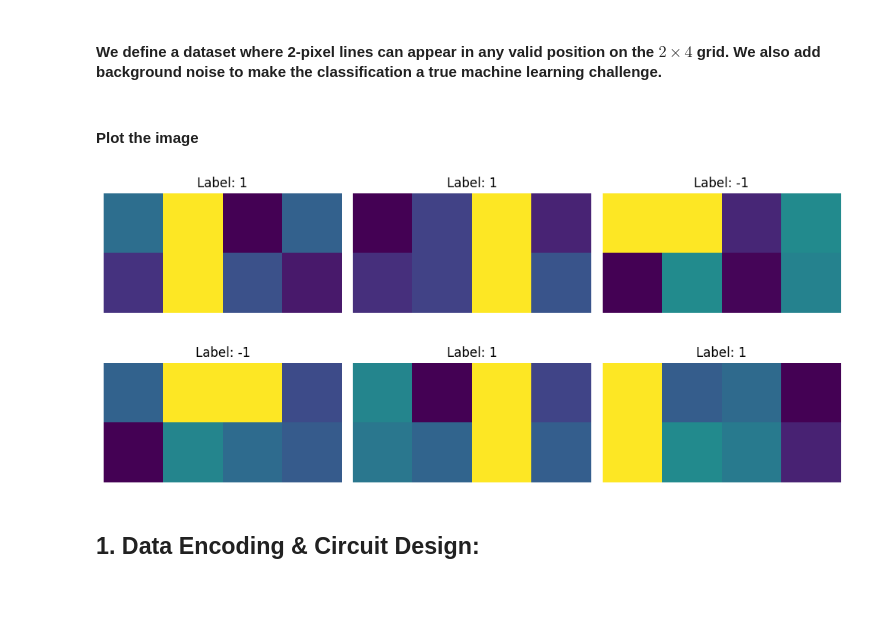
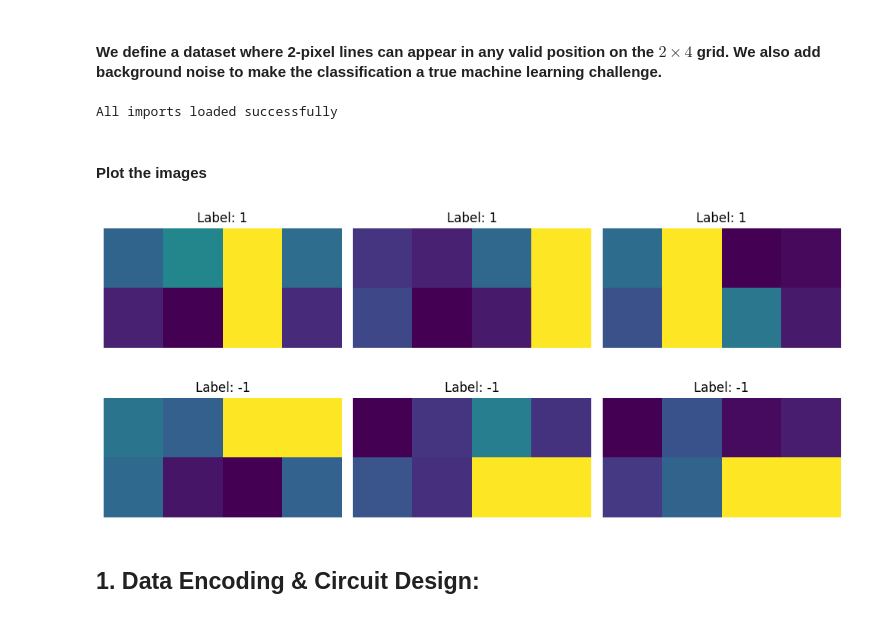
Before and after one commit to krialm/Quantum-Neural-Network-Workshop, a Jupyter notebook: QVC_QNN.ipynb, the cells around one changed output. Cells and saved outputs as stored; diff of their text form; code cells hidden in the pictures.

```diff
--- a/QVC_QNN.ipynb
+++ b/QVC_QNN.ipynb
@@ -36,4 +107,35 @@ Crucially, both shapes contain exactly the same amount of "light" (2 pixels), an
 ## Data generation
 # %% [markdown]
 #### We define a dataset where 2-pixel lines can appear in any valid position on the $2 \times 4$ grid. We also add background noise to make the classification a true machine learning challenge.
+# %%
+# Standard library imports
+import os
+from dotenv import load_dotenv
+
+# Third-party imports
+import numpy as np
+import matplotlib.pyplot as plt
+from scipy.optimize import minimize
+from sklearn.model_selection import train_test_split
+from sklearn.metrics import accuracy_score
+
+# Qiskit imports
+from qiskit import QuantumCircuit
+from qiskit.circuit import ParameterVector
+from qiskit.circuit.library import XGate, z_feature_map
+from qiskit.primitives import BaseEstimatorV2, StatevectorEstimator as Estimator
+from qiskit.quantum_info import SparsePauliOp
+from qiskit.quantum_info.operators.base_operator import BaseOperator
+from qiskit.transpiler import PassManager
+from qiskit.transpiler.passes import (
+    ALAPScheduleAnalysis,
+    ConstrainedReschedule,
+    PadDynamicalDecoupling,
+)
+from qiskit.transpiler.preset_passmanagers import generate_preset_pass_manager
+from qiskit_ibm_runtime import QiskitRuntimeService
+
+print("All imports loaded successfully")
+# %% [output]
+All imports loaded successfully
 # %%
@@ -96,18 +196,34 @@ train_images, test_images, train_labels, test_labels = train_test_split(
 )
 # %% [markdown]
-#### Plot the image
+#### Plot the images
 # %%
-np.random.seed(0)
 fig, ax = plt.subplots(2, 3, figsize=(10, 5))
-for i in range(6):
-    idx = np.random.randint(len(train_images))
-    ax[i//3, i%3].imshow(train_images[idx].reshape(vert_size, hor_size), cmap='viridis')
-    ax[i//3, i%3].set_title(f"Label: {train_labels[idx]}")
-    ax[i//3, i%3].axis('off')
+
+# Convert labels to numpy array if needed
+train_labels_array = np.array(train_labels)
+
+# Get indices for each label
+label_1_indices = np.where(train_labels_array == 1)[0]
+label_minus1_indices = np.where(train_labels_array == -1)[0]
+
+# First row: 3 random samples with label 1 (vertical)
+for i in range(3):
+    idx = np.random.choice(label_1_indices)
+    ax[0, i].imshow(train_images[idx].reshape(vert_size, hor_size), cmap='viridis')
+    ax[0, i].set_title(f"Label: {train_labels[idx]}")
+    ax[0, i].axis('off')
+
+# Second row: 3 random samples with label -1 (horizontal)
+for i in range(3):
+    idx = np.random.choice(label_minus1_indices)
+    ax[1, i].imshow(train_images[idx].reshape(vert_size, hor_size), cmap='viridis')
+    ax[1, i].set_title(f"Label: {train_labels[idx]}")
+    ax[1, i].axis('off')
+
 plt.tight_layout()
 plt.show()
 # %% [output]
-[figure, old version]
+[figure, new version]
 # %% [markdown]
 ## 1. **Data Encoding & Circuit Design:**
 # %% [markdown]
```
Also changed, not shown: parts of 20 cells of this notebook, 32 other files.
